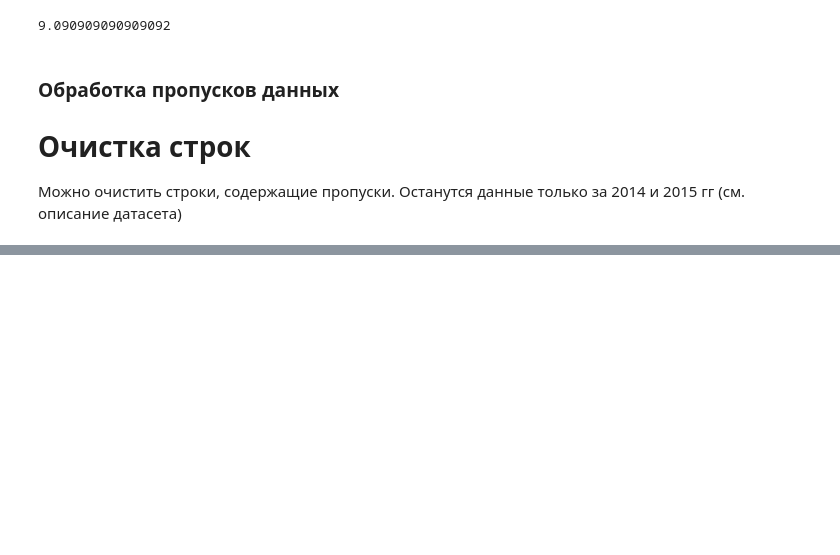
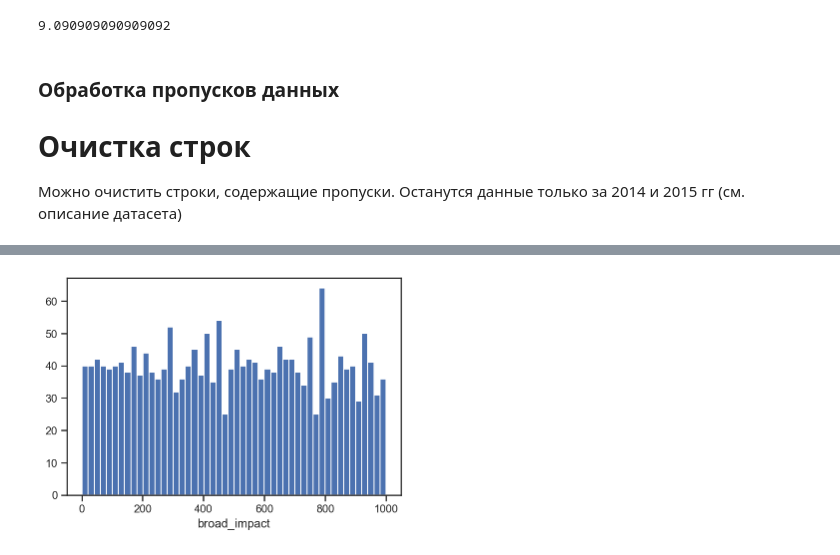
Before and after one commit to mrRoze/TMO-worked, a Jupyter notebook: TMO/Lab 2.ipynb, the cells around one changed output, grey strips where cells are left out. Drawn from its saved outputs; the diff is of its cells as text; code cells hidden in the pictures; blank space fills up the shorter version.

Commit message:
Внедрение значений

```diff
--- a/TMO/Lab 2.ipynb
+++ b/TMO/Lab 2.ipynb
@@ -95,3 +95,7 @@ matplotlib_inline.backend_inline.set_matplotlib_formats("retina")
 # Очистка строк
 
 Можно очистить строки, содержащие пропуски. Останутся данные только за 2014 и 2015 гг (см. описание датасета)
+# %%
+# Удаление строк, содержащих пустые значения
+data_no_null = data.dropna(axis=0, how='any')
+(data.shape, data_no_null.shape)
@@ -97,0 +119,3 @@ matplotlib_inline.backend_inline.set_matplotlib_formats("retina")
+# %%
+total_count = data_no_null.shape[0]
+print('Всего строк: {}'.format(total_count))
@@ -97,0 +126,12 @@ matplotlib_inline.backend_inline.set_matplotlib_formats("retina")
+# %%
+# Выберем числовые колонки с пропущенными значениями
+# Цикл по колонкам датасета
+num_cols = []
+for col in data.columns:
+    # Количество пустых значений
+    temp_null_count = data[data[col].isnull()].shape[0]
+    dt = str(data[col].dtype)
+    if temp_null_count>0 and (dt=='float64' or dt=='int64'):
+        num_cols.append(col)
+        temp_perc = round((temp_null_count / total_count) * 100.0, 2)
+        print('Колонка {}. Тип данных {}. Количество пустых значений {}, {}%.'.format(col, dt, temp_null_count, temp_perc))
@@ -97,0 +140,4 @@ matplotlib_inline.backend_inline.set_matplotlib_formats("retina")
+# %%
+# Фильтр по колонкам с пропущенными значениями
+data_num = data[num_cols]
+data_num
@@ -97,0 +158,8 @@ matplotlib_inline.backend_inline.set_matplotlib_formats("retina")
+# %%
+# Гистограмма по признакам
+for col in data_num:
+    plt.hist(data[col], 50)
+    plt.xlabel(col)
+    plt.show()
+# %% [output]
+[figure, added]
```
Also changed, not shown: parts of 7 cells of this notebook.
